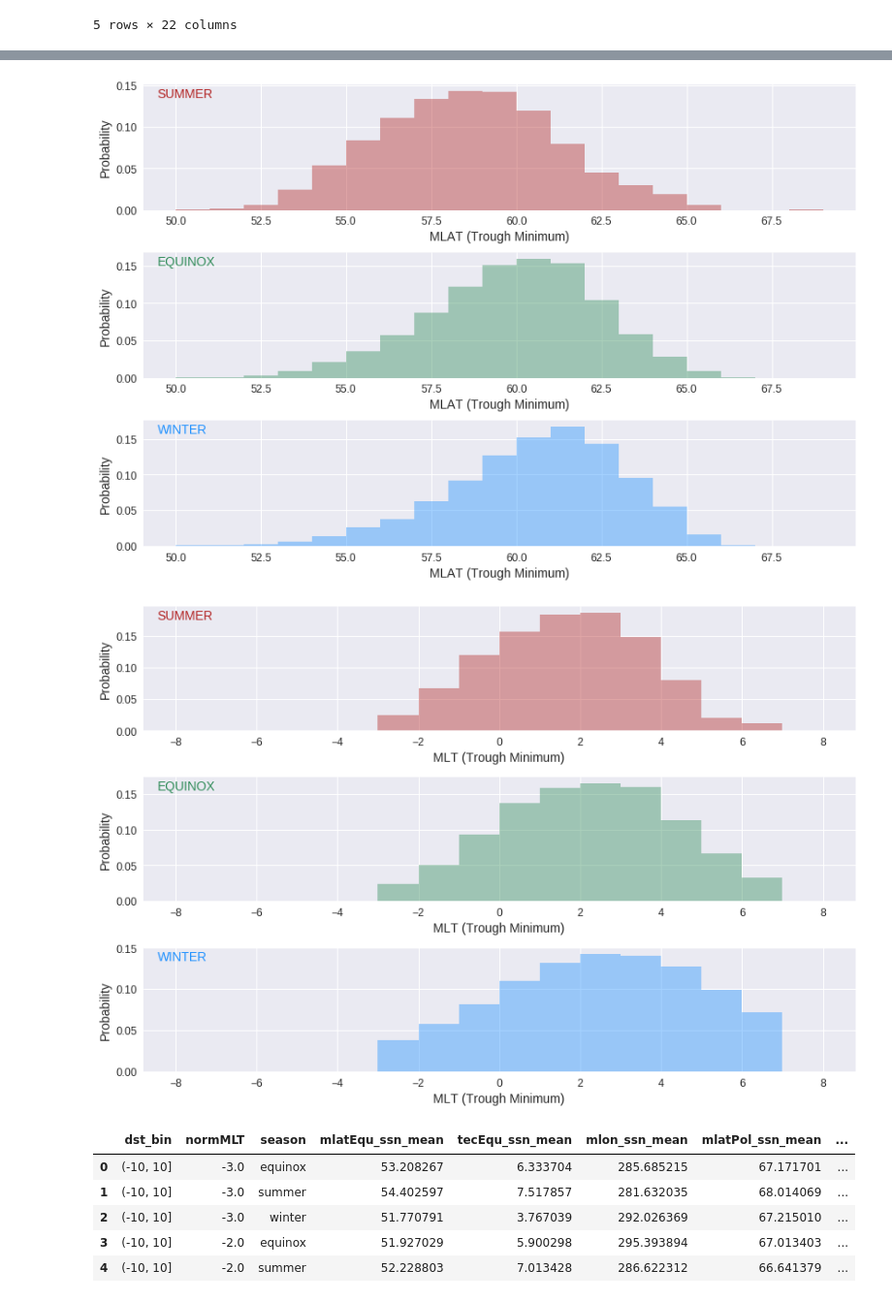
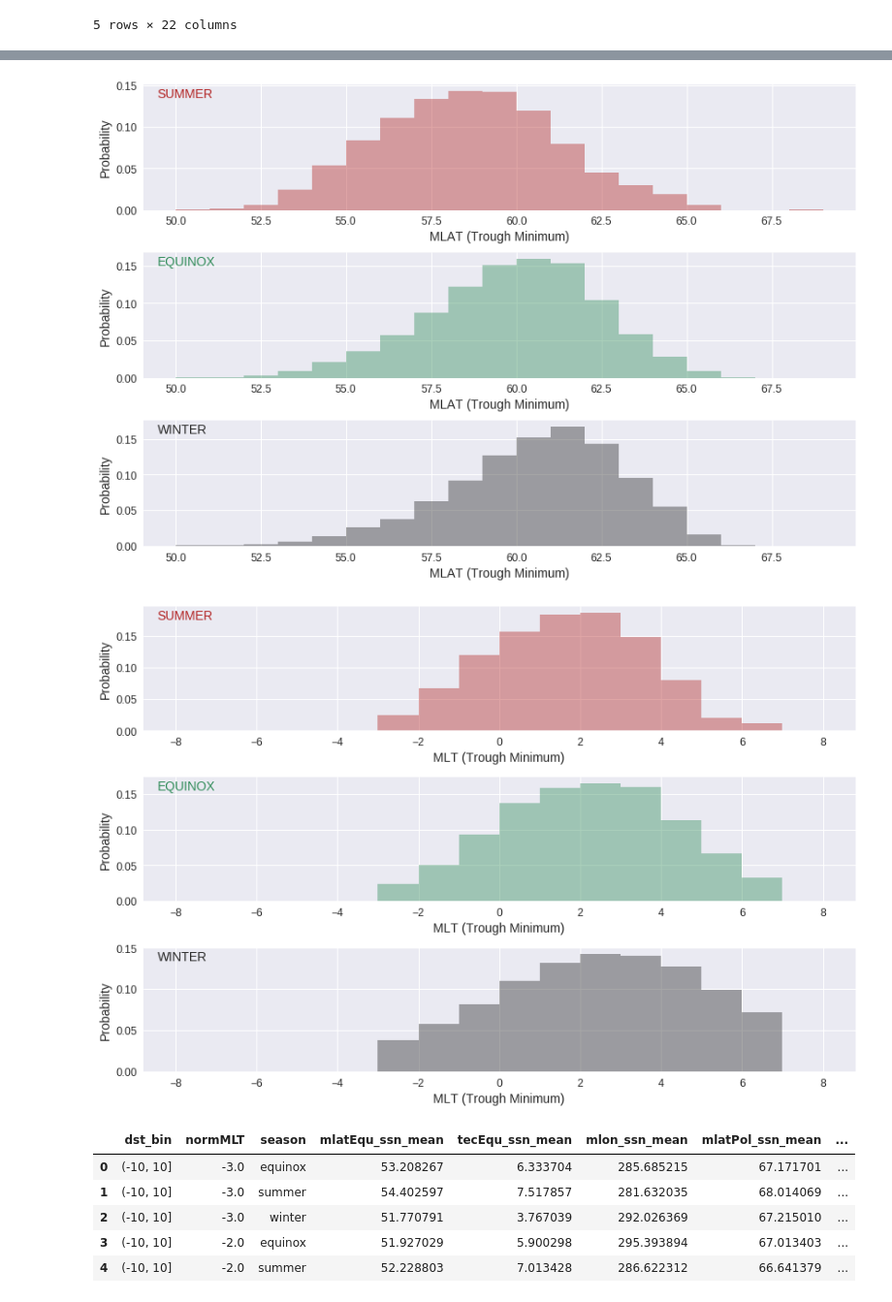
Before and after one commit to bharatreddy/sapstec, a Jupyter notebook: ipy/full_season.ipynb, the cells around one changed output, grey strips where cells are left out. Shown: that part at 97% size. Drawn from its saved outputs; the diff is of its cells as text; code cells hidden in the pictures.

```diff
--- a/ipy/full_season.ipynb
+++ b/ipy/full_season.ipynb
@@ -72,7 +72,7 @@ finBndDF.head()
 seasonList = [ "summer", "equinox", "winter" ]
 colDict = {}
 colDict["summer"] = "firebrick"
-colDict["winter"] = "dodgerblue"
+colDict["winter"] = "#252525"
 colDict["equinox"] = "seagreen"
 
 bins = numpy.arange(0,10,0.5)
@@ -103,7 +103,7 @@ plt.savefig("../figs/Season-TEC-Min.eps",bbox_inches='tight')
 seasonList = [ "summer", "equinox", "winter" ]
 colDict = {}
 colDict["summer"] = "firebrick"
-colDict["winter"] = "dodgerblue"
+colDict["winter"] = "#252525"
 colDict["equinox"] = "seagreen"
 
 bins = numpy.arange(0,10,0.5)
@@ -134,7 +134,7 @@ plt.savefig("../figs/Season-Trgh-Dep-Pol.eps",bbox_inches='tight')
 seasonList = [ "summer", "equinox", "winter" ]
 colDict = {}
 colDict["summer"] = "firebrick"
-colDict["winter"] = "dodgerblue"
+colDict["winter"] = "#252525"
 colDict["equinox"] = "seagreen"
 
 bins = numpy.arange(0,10,0.5)
@@ -165,7 +165,7 @@ plt.savefig("../figs/Season-Trgh-Dep-Equ.eps",bbox_inches='tight')
 seasonList = [ "summer", "equinox", "winter" ]
 colDict = {}
 colDict["summer"] = "firebrick"
-colDict["winter"] = "dodgerblue"
+colDict["winter"] = "#252525"
 colDict["equinox"] = "seagreen"
 
 bins = numpy.arange(50,70,1)
@@ -191,38 +191,38 @@ for ssnInd, currSsn in enumerate(seasonList):
 plt.tight_layout()
 plt.savefig("../figs/Season-Mlat-TEC.eps",bbox_inches='tight')
 # %% [output]
-[figure, old version]
+[figure, new version]
 # %%
 seasonList = [ "summer", "equinox", "winter" ]
 colDict = {}
 colDict["summer"] = "firebrick"
-colDict["winter"] = "dodgerblue"
+colDict["winter"] = "#252525"
 colDict["equinox"] = "seagreen"
 
 bins = numpy.arange(-8,9,1)
 
 f = plt.figure(figsize=(12, 8))
 axArr = []
 axArr.append( f.add_subplot(3,1,1) )
 axArr.append( f.add_subplot(3,1,2) )
 axArr.append( f.add_subplot(3,1,3) )
 
 for ssnInd, currSsn in enumerate(seasonList):
     selDF = finBndDF[ finBndDF["season"] == currSsn ]
     sns.distplot( selDF["normMLT"].values, bins=bins, kde=False,\
                      hist=True,norm_hist=True,\
                      hist_kws={"color": colDict[currSsn]},\
                      ax=axArr[ssnInd] )
     axArr[ssnInd].text(0.02, 0.9,  currSsn.upper(),
             transform=axArr[ssnInd].transAxes,
             color=colDict[currSsn], fontsize=14)
     axArr[ssnInd].set_ylabel("Probability", fontsize=14)
     axArr[ssnInd].set_xlabel("MLT (Trough Minimum)", fontsize=14)
     axArr[ssnInd].tick_params(labelsize=12)
 plt.tight_layout()
 plt.savefig("../figs/Season-Mlt-TEC.eps",bbox_inches='tight')
 # %% [output]
-[figure, old version]
+[figure, new version]
 # %%
 trghSsnMeanDF = finBndDF.groupby( ["dst_bin", "normMLT", "season"] ).mean().reset_index()
 trghSsnMeanDF.columns = ['dst_bin',   'normMLT',    'season',   'mlatEqu_ssn_mean',    'tecEqu_ssn_mean',
```
Also changed, not shown: parts of 8 cells of this notebook, 23 other files.
